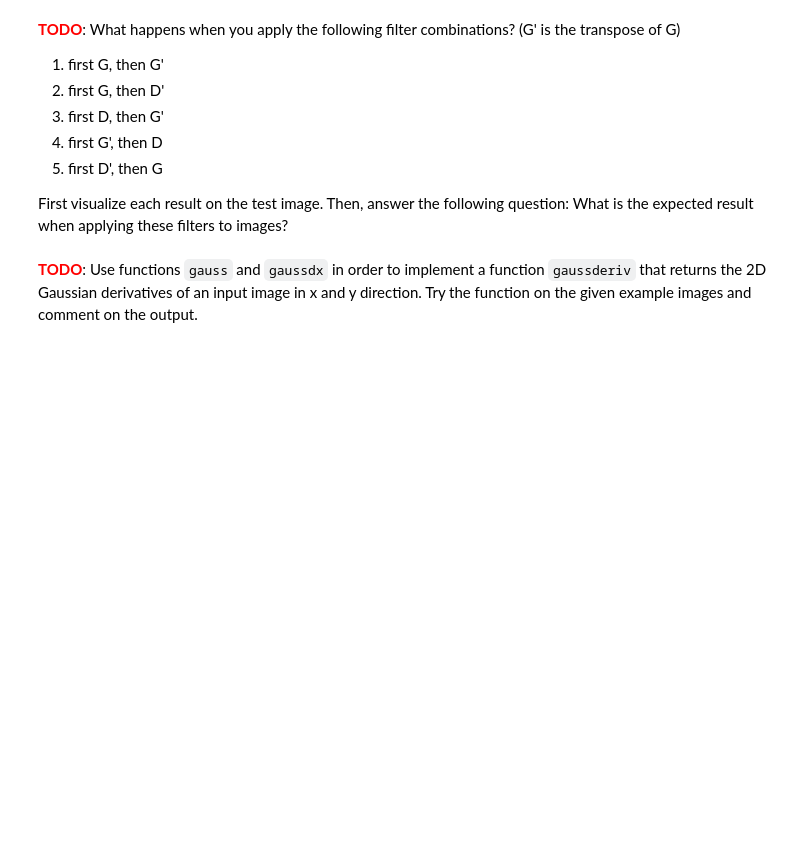
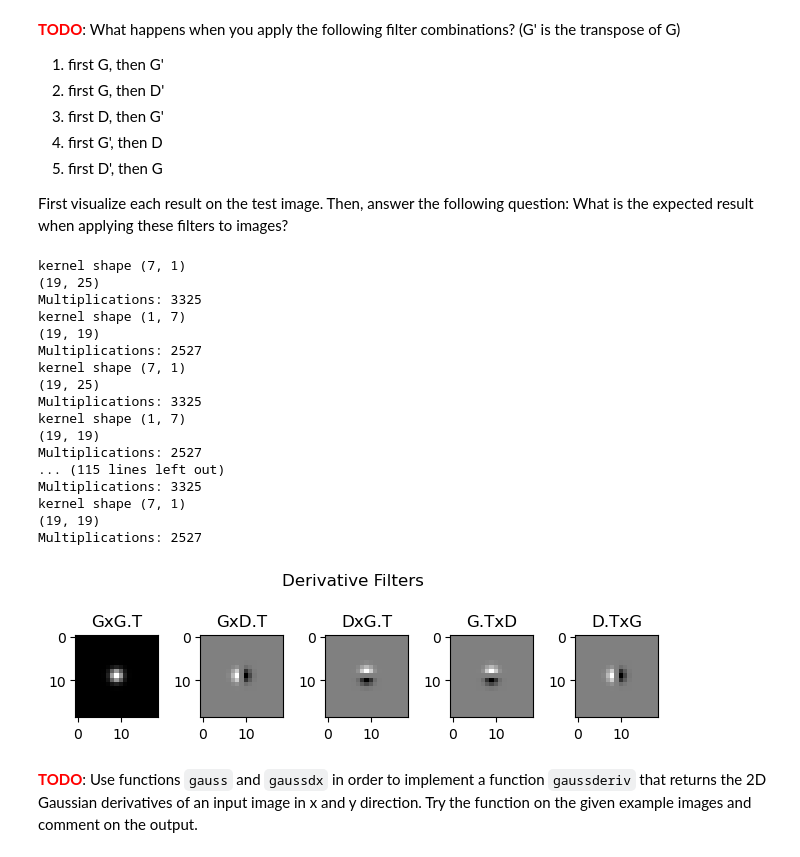
Before and after one commit to YxesRatep/HLCV, a Jupyter notebook: A01/A01_Workbook.ipynb, the cells around one changed output. Cells and saved outputs as stored; diff of their text form; code cells hidden in the pictures; blank space fills up the shorter version.

```diff
--- a/A01/A01_Workbook.ipynb
+++ b/A01/A01_Workbook.ipynb
@@ -139,9 +146,21 @@ def gausskernel(sigma):
     # as per definition of the gaussian kernel the bigger sigma is the more spread it is
     # kernel size = 2 * spread + 1
     # using mgrid to make the center a 0 increase the values around it,
-    # so that after calculations the center weight has the biggest value
+    # so that after multiplication of x and y the center weight has the biggest
+    # value and the other values are mirroring
+
+    # with double usage of 1d gauss:
+    #
+    # _, gaus1_out = gauss(sigma)
+    # _, gaus2_out = gauss(sigma)
+    # kernel = np.outer(gaus1_out, gaus2_out)
+    # kernel /= np.sum(kernel)
+    #
+    # with 2d gauss from internet
+
     spread = int(3 * sigma)
     x, y = np.mgrid[-spread:spread+1, -spread:spread+1]
+    kernel = np.zeros((2*spread+1, 2*spread+1))
     kernel = (1/(2*np.pi*sigma**2))*np.exp(-(x**2 + y**2) / (2*sigma**2))
     return kernel
 # %%
@@ -270,7 +297,7 @@ $$
 # %%
 def gaussdx(sigma):
     x = np.arange(-int(3*sigma), int(3*sigma)+1)
-    y = # ... continue here
+    y = -(x * np.exp(-((x**2) / (2*sigma**2))) / np.sqrt(2*np.pi*sigma**3))
     return x, y
 # %%
 # plot your derivative filter
@@ -303,6 +339,55 @@ D = np.atleast_2d(D).T
 First visualize each result on the test image. Then, answer the following question: What is the expected result when applying these filters to images?
 # %%
 # ... continue here
+# test_img
+def combine_1Ds(image, first_kernel, second_kernel, padding=0):
+    first_application = my_convolution(image, first_kernel, padding)
+    second_aplication = my_convolution(first_application, second_kernel, padding)
+    return second_aplication
+
+'''
+combination of G and D.T returns the derivative of the vertical lines
+combination of D and G.T returns the derivative of the horizontal lines
+'''
+fig, (axs, axs2, axs3, axs4, axs5) = plt.subplots(1, 5)
+axs.imshow(combine_1Ds(test_img, G, G.T, padding=0), cmap="gray")
+axs.set_title("GxG.T")
+
+axs2.imshow(combine_1Ds(test_img, G, D.T, padding=0), cmap="gray")
+axs2.set_title("GxD.T")
+
+axs3.imshow(combine_1Ds(test_img, D, G.T, padding=0), cmap="gray")
+axs3.set_title("DxG.T")
+
+axs4.imshow(combine_1Ds(test_img, G.T, D, padding=0), cmap="gray")
+axs4.set_title("G.TxD")
+
+axs5.imshow(combine_1Ds(test_img, D.T, G, padding=0), cmap="gray")
+axs5.set_title("D.TxG")
+
+fig.tight_layout()
+fig.suptitle("Derivative Filters")
+fig.subplots_adjust(top=1.5)
+plt.show()
+# %% [output]
+kernel shape (7, 1)
+(19, 25)
+Multiplications: 3325
+kernel shape (1, 7)
+(19, 19)
+Multiplications: 2527
+kernel shape (7, 1)
+(19, 25)
+Multiplications: 3325
+kernel shape (1, 7)
+(19, 19)
+Multiplications: 2527
+... (115 lines left out)
+Multiplications: 3325
+kernel shape (7, 1)
+(19, 19)
+Multiplications: 2527
+[figure, added]
 # %% [markdown]
 <font color='red'>**TODO**</font>: Use functions `gauss` and `gaussdx` in order to implement a function `gaussderiv` that returns the 2D Gaussian derivatives of an input image in x and y direction. Try the function on the given example images and comment on the output.
 # %%
```
Also changed, not shown: parts of 31 cells of this notebook, 1 other file.
